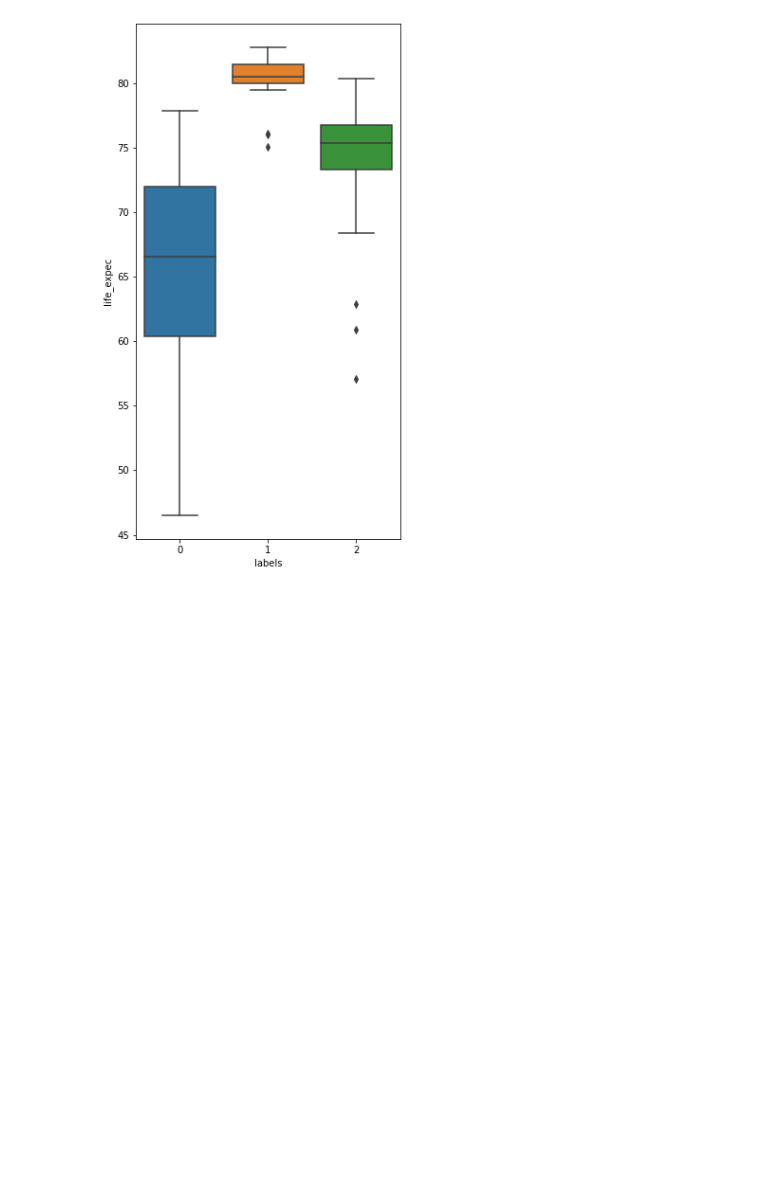
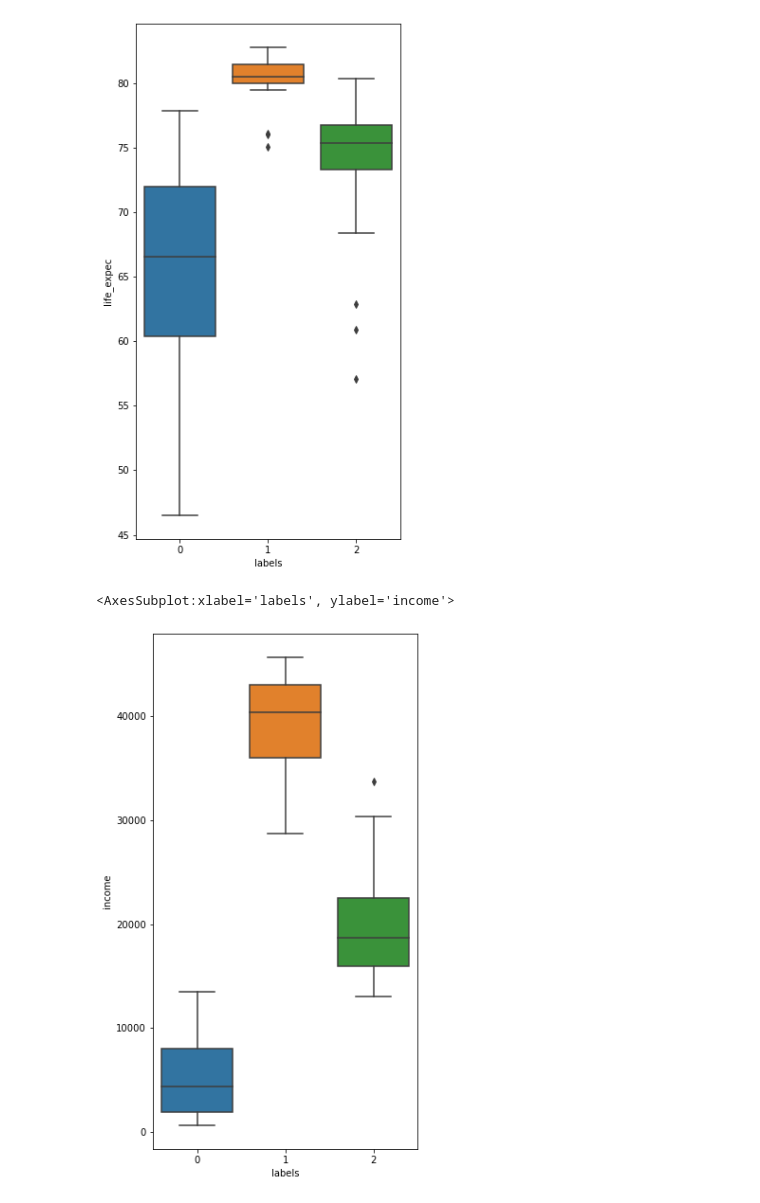
Before and after one commit to MahyarFardin/Sikit-Learn, a Jupyter notebook: Unsupervised-Learning/New folder/Clustering_countries.ipynb, the cells around one changed output. Drawn from its saved outputs; the diff is of its cells as text; code cells hidden in the pictures; blank space fills up the shorter version.

```diff
--- a/Unsupervised-Learning/New folder/Untitled.ipynb
+++ b/Unsupervised-Learning/New folder/Clustering_countries.ipynb
@@ -179,3 +183,9 @@ sns.boxplot(data=df,x="labels",y="life_expec")
 # %% [output]
 <AxesSubplot:xlabel='labels', ylabel='life_expec'>
 [figure]
+# %%
+plt.figure(figsize=(5,10))
+sns.boxplot(data=df,x="labels",y="income")
+# %% [output]
+<AxesSubplot:xlabel='labels', ylabel='income'>
+[figure, added]
```
Also changed, not shown: parts of 2 cells of this notebook.
